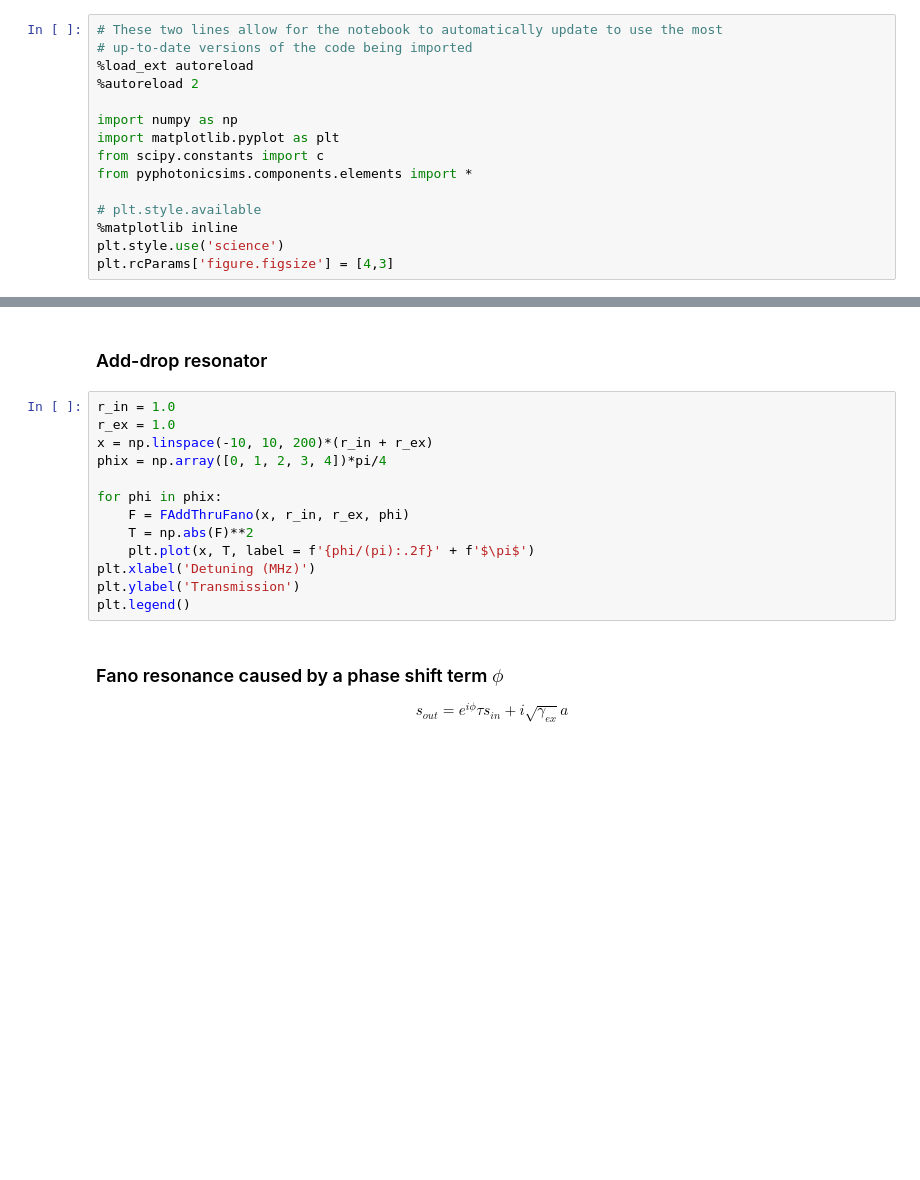
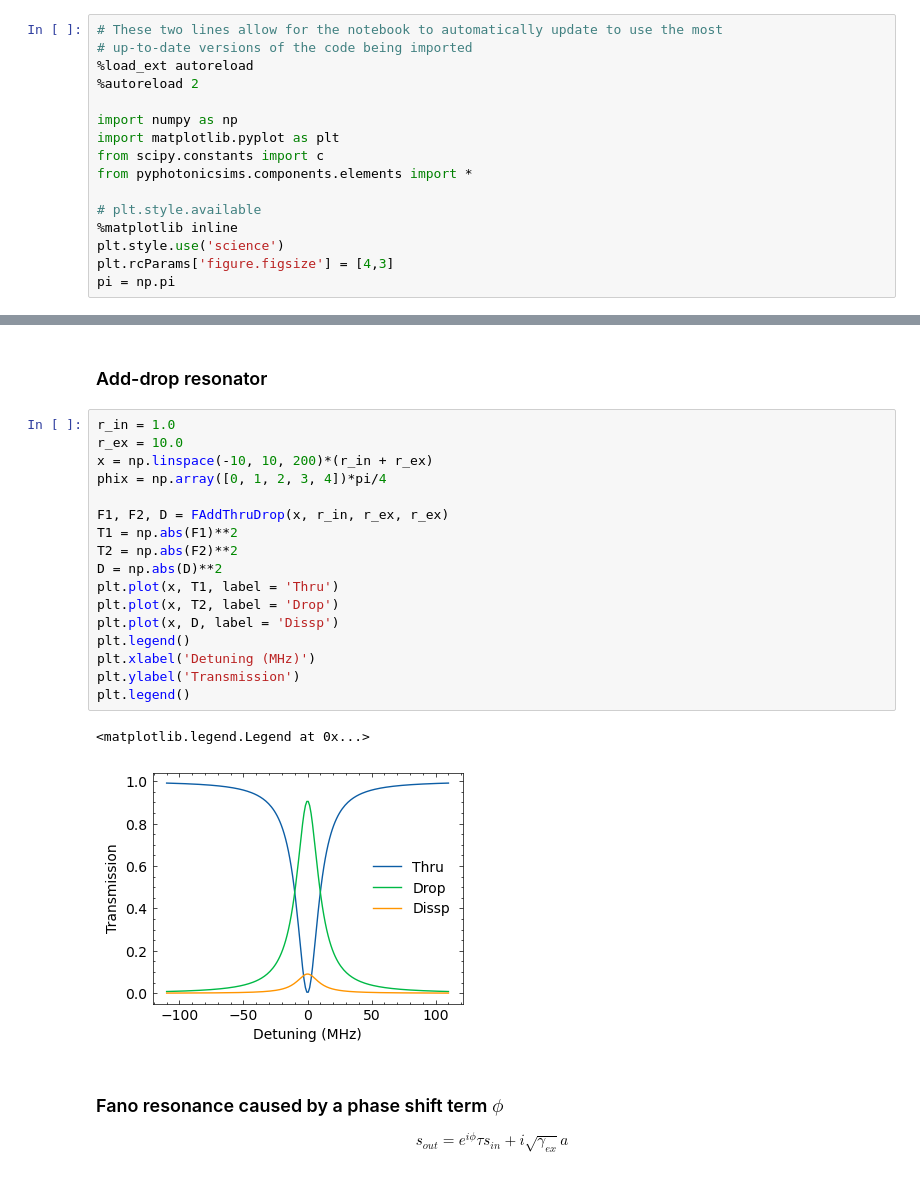
Before and after one commit to kaikai-liu/pyphotonicsims, a Jupyter notebook: notebook/3-coupled-resonator-simulation/CMT-basic-ring-resonator.ipynb, the cells around one changed output, grey strips where cells are left out. Saved outputs shown, nothing was run; the diff lists cells and outputs as text; blank space fills up the shorter version.

```diff
--- a/notebook/3-coupled-resonator-simulation/CMT-basic-ring-resonator.ipynb
+++ b/notebook/3-coupled-resonator-simulation/CMT-basic-ring-resonator.ipynb
@@ -13,3 +13,4 @@ from pyphotonicsims.components.elements import *
 %matplotlib inline
 plt.style.use('science')
 plt.rcParams['figure.figsize'] = [4,3]
+pi = np.pi
@@ -51,17 +55,24 @@ plt.legend()
 ### Add-drop resonator
 # %%
 r_in = 1.0
-r_ex = 1.0
+r_ex = 10.0
 x = np.linspace(-10, 10, 200)*(r_in + r_ex)
 phix = np.array([0, 1, 2, 3, 4])*pi/4
 
-for phi in phix:
-    F = FAddThruFano(x, r_in, r_ex, phi)
-    T = np.abs(F)**2
-    plt.plot(x, T, label = f'{phi/(pi):.2f}' + f'$\pi$')
+F1, F2, D = FAddThruDrop(x, r_in, r_ex, r_ex)
+T1 = np.abs(F1)**2
+T2 = np.abs(F2)**2
+D = np.abs(D)**2
+plt.plot(x, T1, label = 'Thru')
+plt.plot(x, T2, label = 'Drop')
+plt.plot(x, D, label = 'Dissp')
+plt.legend()
 plt.xlabel('Detuning (MHz)')
 plt.ylabel('Transmission')
 plt.legend()
+# %% [output]
+<matplotlib.legend.Legend at 0x...>
+[figure, added]
 # %% [markdown]
 ### Fano resonance caused by a phase shift term $\phi$
 $$s_{out} = e^{i\phi}\tau s_{in} + i\sqrt{\gamma_{ex}}a$$
```
Also changed, not shown: parts of 1 cell of this notebook, 1 other file.
